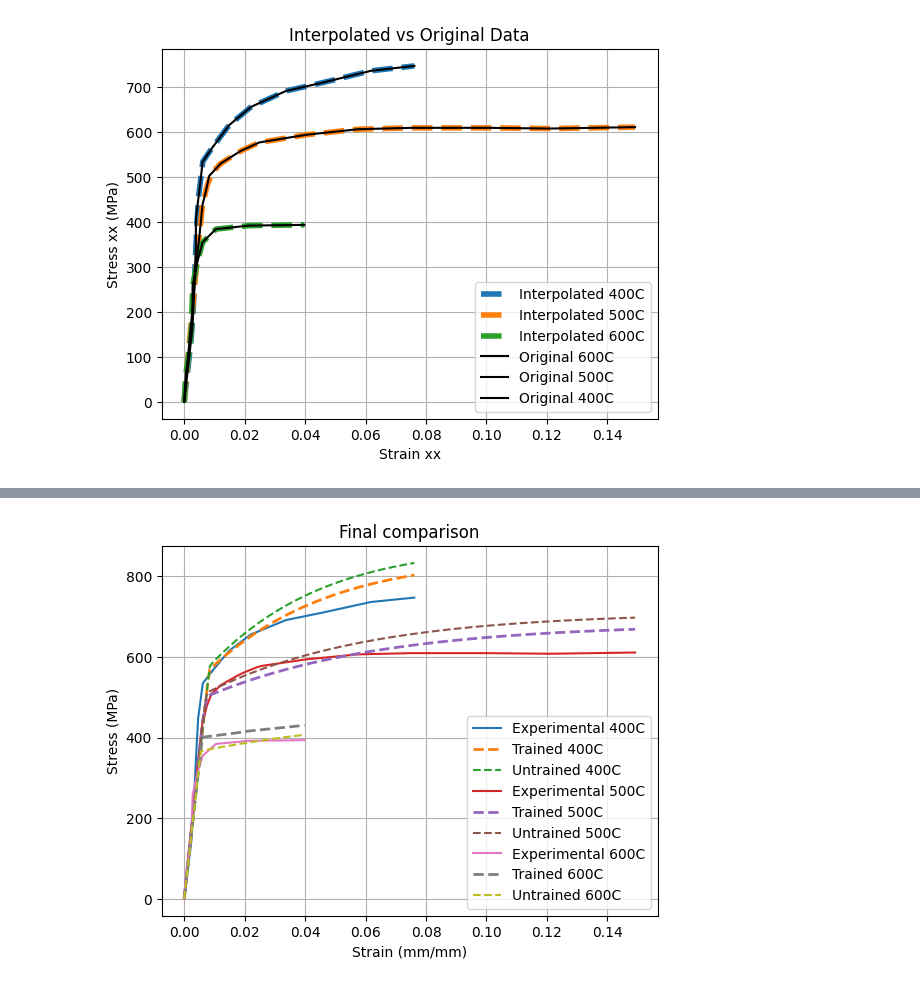
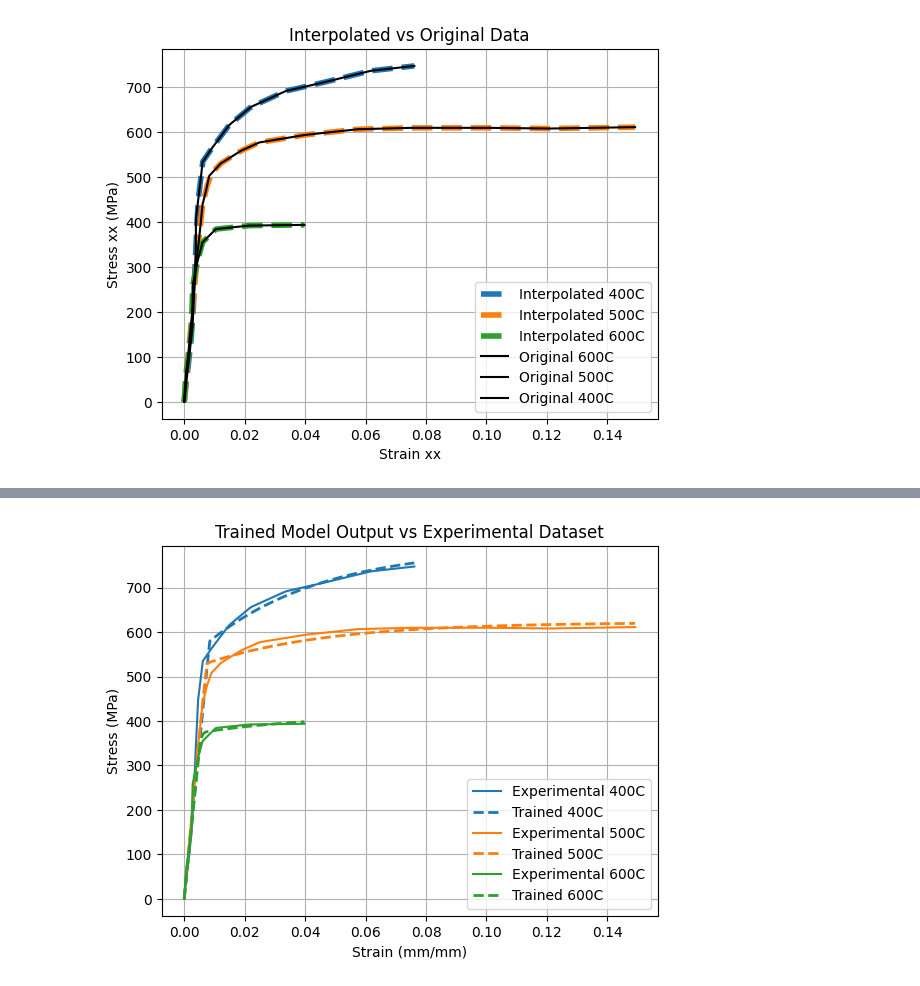
Before and after one commit to ColinMG2/neml2, a Jupyter notebook: cmg_projects/example_deterministic.ipynb, the cells around one changed output, grey strips where cells are left out. Saved outputs shown, nothing was run; the diff lists cells and outputs as text; code cells hidden in the pictures.

```diff
--- a/cmg_projects/example_deterministic.ipynb
+++ b/cmg_projects/example_deterministic.ipynb
@@ -24,6 +23,6 @@ CUDA version: 12.8
 # %%
 # Load experimental data
-path = '/home/colinmoose/neml2/cmg_projects/tensile_data/var_temp'
+path = '/home/colinmoose/neml2/cmg_projects/tensile_data/HT9_var_temp'
 data_frames = {}
 for filename in os.listdir(path):
     if filename.endswith(".csv"):
@@ -237,7 +236,7 @@ class SolveStrain(torch.nn.Module):
         return result[...,0:1]
 # %%
 nchunk = 50
-nmodel = neml2.load_model("test_model2.i", "implicit_rate")
+nmodel = neml2.load_model("test_model_tensile.i", "implicit_rate")
 nmodel.to(device = device)
 print(nmodel)
 model = SolveStrain(neml2.pyzag.NEML2PyzagModel(nmodel, exclude_parameters = ["E_X", "E_Y", "elasticity_nu", "R_X", "d_X", "sy_X", "mu_X", "n_X"]), nchunk=nchunk)
@@ -414,6 +413,6 @@ discrete_equations.parametrizations.sy_Y.original: tensor([0.8758, 0.5366, 0.000
 # %%
-niter = 7500
-lr = 5.0e-6
+niter = 1000
+lr = 1.0e-3
 optimizer = torch.optim.Adam(model.parameters(), lr=lr)
 loss_fn = torch.nn.MSELoss()
 
@@ -449,0 +449,16 @@ plt.show()
+# %%
+for i, loss in enumerate(loss_history):
+    if loss_history[i] > 1e4:
+        loss_history[i] = loss_history[i-1]
+plt.figure()
+plt.loglog(loss_history, label="Training")
+plt.xlabel("Iteration")
+plt.ylabel("MSE")
+plt.legend(loc="best")
+plt.title("Loss history")
+
+plt.figure()
+plt.plot(range(len(loss_history)), loss_history)
+plt.xlabel("Iteration")
+plt.ylabel("MSE")
+plt.show()
@@ -450,17 +468,16 @@ plt.show()
 # %%
 for i,T in enumerate(temperatures):
     temp_label = str(int(T.item()))
-    line1 = plt.plot(loading.cpu()[: ,i , 0], exp_stress_data.cpu()[:,i , 0], "-", label=f"Experimental {temp_label}C")
+    line1 = plt.plot(loading.cpu()[: ,i , 0], exp_stress_data.cpu()[:,i , 0], "-", color=f'C{i}', label=f"Experimental {temp_label}C")
     plt.plot(loading.cpu()[: ,i , 0], res.detach().cpu()[: ,i , 0], "--",  linewidth=2,label=f"Trained {temp_label}C")
-    plt.plot(loading.cpu()[:, i, 0], stress.detach().cpu()[:, i, 0], "--", label=f"Untrained {temp_label}C")
 plt.xlabel("Strain (mm/mm)")
 plt.ylabel("Stress (MPa)")
-plt.title("Final comparison")
+plt.title("Trained Model Output vs Experimental Dataset")
 plt.grid()
 plt.legend(loc="best")
 plt.show()
 # %% [output]
-[figure, old version]
+[figure, new version]
 # %%
 print("Parameter Optimization Results:")
 print("-" * 80)
```
Also changed, not shown: parts of 10 cells of this notebook, 41 other files.
